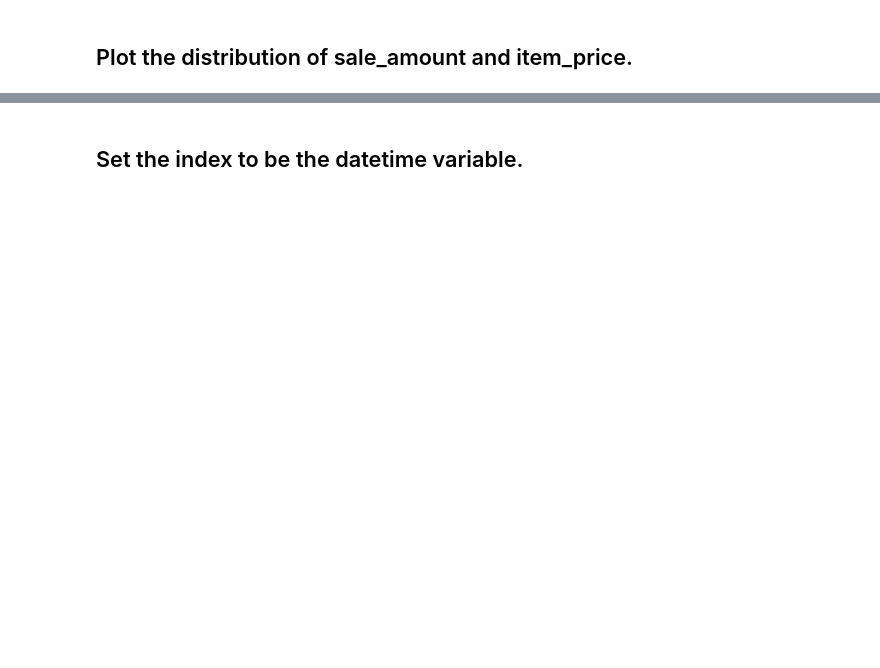
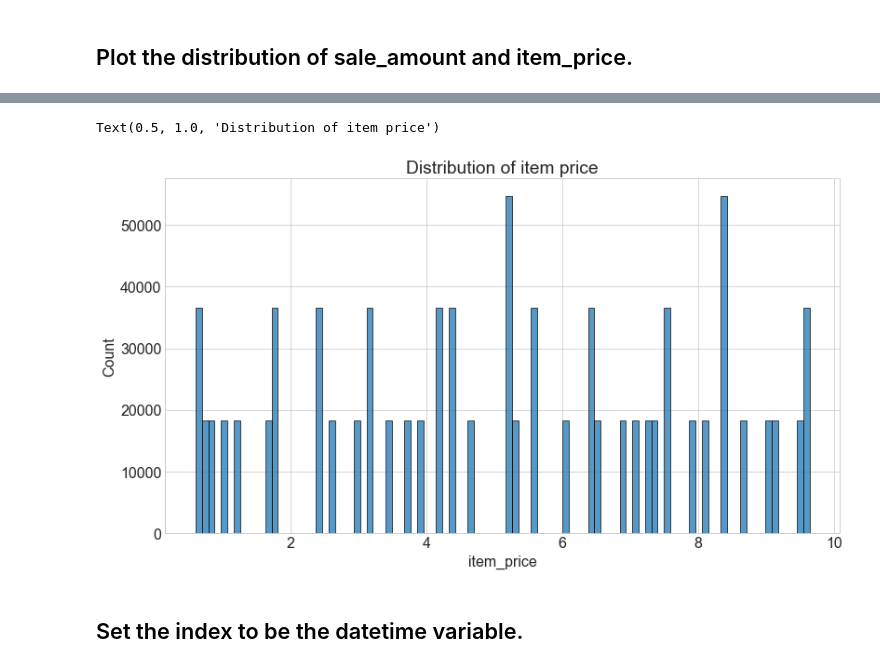
Before and after one commit to allantestaten/time-series-exercises, a Jupyter notebook: prepare.ipynb, the cells around one changed output, grey strips where cells are left out. Cells and saved outputs as stored; diff of their text form; code cells hidden in the pictures; blank space fills up the shorter version.

```diff
--- a/prepare.ipynb
+++ b/prepare.ipynb
@@ -95,3 +130,10 @@ sns.scatterplot(data=df, x='item_price', y='sale_amount')
+# %%
+# histogram of item price
+sns.histplot(df.item_price)
+plt.title('Distribution of item price')
+# %% [output]
+Text(0.5, 1.0, 'Distribution of item price')
+[figure, added]
 # %% [markdown]
 ## Set the index to be the datetime variable.
 # %%
```
Also changed, not shown: parts of 23 cells of this notebook, 1 other file.
